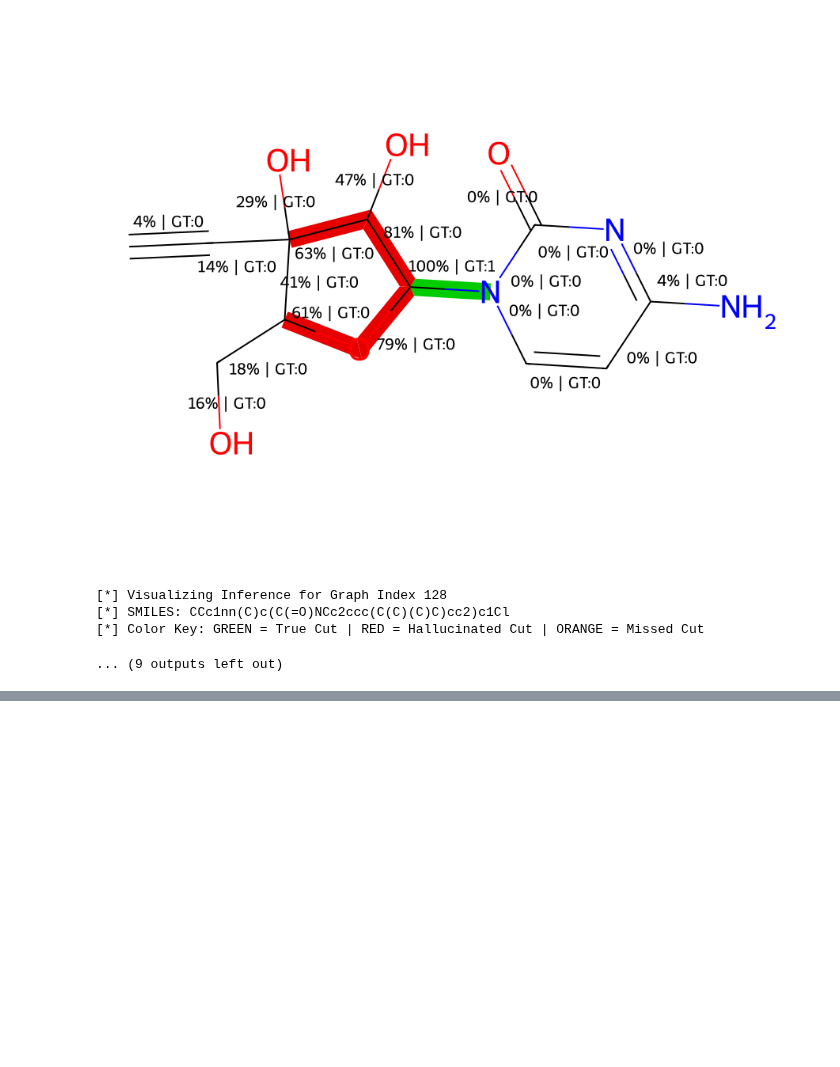
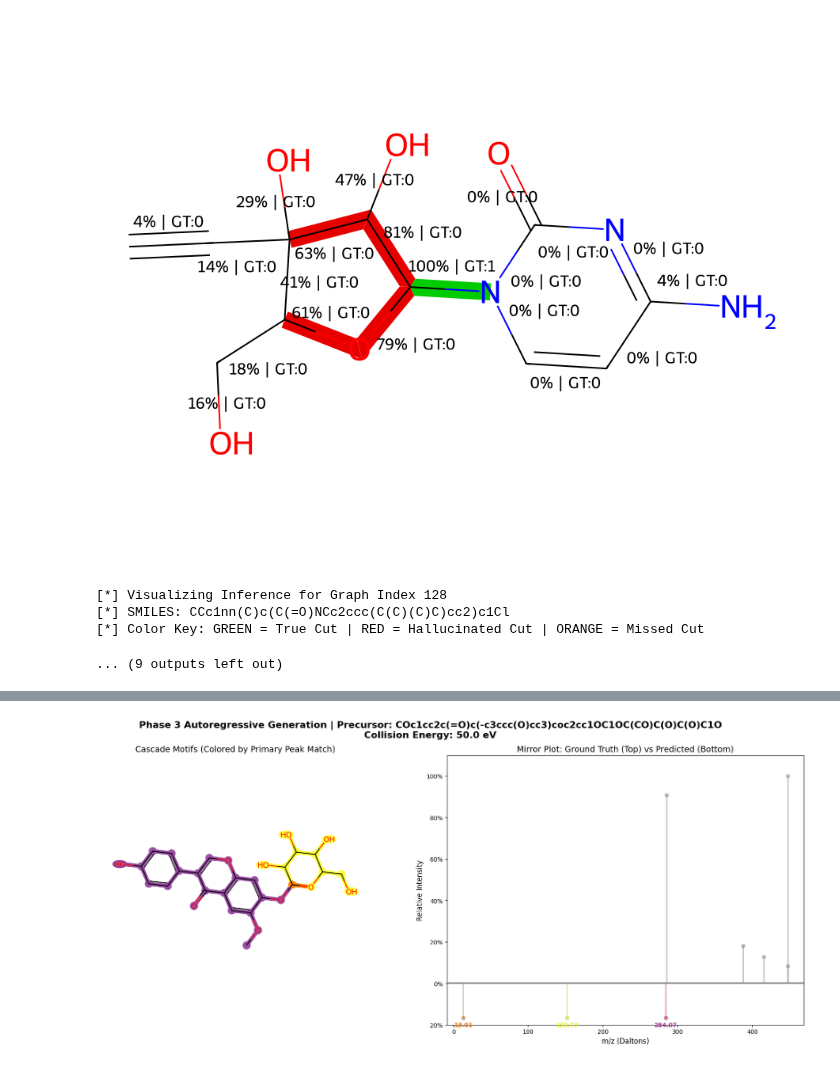
Before and after one commit to tmach22/SpectralSimilarityPredictor, a Jupyter notebook: eda/visualize_ground_truth.ipynb, the cells around one changed output, grey strips where cells are left out. Drawn from its saved outputs; the diff is of its cells as text; code cells hidden in the pictures; blank space fills up the shorter version.

Commit message:
Adding files related to the fiar experiment

```diff
--- a/eda/visualize_ground_truth.ipynb
+++ b/eda/visualize_ground_truth.ipynb
@@ -570,7 +1184,7 @@ def evaluate_and_visualize(model_weights_path, data_path, template_config, custo
                              textcoords="offset points", xytext=(0,10), ha='center', color=frag_color, fontweight='bold')
 
         plt.tight_layout()
-        save_name = f"desaf_phase2_diagnostic_mol_{target_idx}.png"
+        save_name = f"desaf_phase2_run3_diagnostic_mol_{target_idx}.png"
         plt.savefig(save_name, dpi=300)
         print(f"[+] Saved diagnostic image: {save_name}")
 
@@ -578,7 +1192,7 @@ def evaluate_and_visualize(model_weights_path, data_path, template_config, custo
 
 if __name__ == '__main__':
     # Define your paths here
-    WEIGHTS_PATH = "/data/nas-gpu/wang/tmach007/SpectralSimilarityPredictor/trained_model/fiar/phase2_run_2/desaf_phase2_best.pt"
+    WEIGHTS_PATH = "/data/nas-gpu/wang/tmach007/SpectralSimilarityPredictor/trained_model/fiar/phase2_run3/desaf_phase2_best.pt"
     DATA_PATH = "/data/nas-gpu/wang/tmach007/SpectralSimilarityPredictor/mass_spec_gym_data/phase2_graphs.pt"
 
     TEMPLATE_CONFIG = "/data/nas-gpu/wang/tmach007/massformer/config/template.yml"
@@ -614,0 +1276,22 @@ if __name__ == '__main__':
+# %%
+# ==========================================
+# EXECUTION CONFIGURATION
+# ==========================================
+DATA_PATH = "/data/nas-gpu/wang/tmach007/SpectralSimilarityPredictor/mass_spec_gym_data/phase2_graphs.pt"
+WEIGHTS_PATH = "/data/nas-gpu/wang/tmach007/SpectralSimilarityPredictor/trained_model/fiar/desaf_phase3_best.pt"
+TEMPLATE_CONFIG_PATH = "/data/nas-gpu/wang/tmach007/massformer/config/template.yml"
+CUSTOM_CONFIG_PATH = "/data/nas-gpu/wang/tmach007/massformer/config/demo/demo_eval.yml"
+
+device = torch.device("cuda:1" if torch.cuda.is_available() else "cpu")
+
+print("[*] Loading merged configurations and initializing DESAF-Net Phase 3 Architecture...")
+full_config = load_and_merge_configs(TEMPLATE_CONFIG_PATH, CUSTOM_CONFIG_PATH)
+model = DESAFNet(model_config=full_config['model']).to(device)
+
+print(f"[*] Loading trained Phase 3 weights from {WEIGHTS_PATH}...")
+model.load_state_dict(torch.load(WEIGHTS_PATH, map_location=device), strict=True)
+model.eval() # Set to evaluation mode permanently for the notebook
+
+print(f"[*] Loading validation dataset from {DATA_PATH}...")
+dataset = Phase2EdgeDataset(DATA_PATH)
+print(f"[+] Successfully loaded {len(dataset)} molecules into memory.")
@@ -614,0 +1455,16 @@ if __name__ == '__main__':
+# %%
+# Select a molecule from your dataset
+molecule_index = 1200
+
+# Explore the Thermodynamics!
+# Try changing this value to 10.0, 30.0, and 50.0 to watch the Set Transformer shift intensity!
+test_ce = 50.0
+
+visualize_phase3_cascade(
+    model=model,
+    dataset=dataset,
+    graph_idx=molecule_index,
+    collision_energy=test_ce
+)
+# %% [output]
+[figure, added]
```
Also changed, not shown: parts of 10 cells of this notebook, 24 other files.
